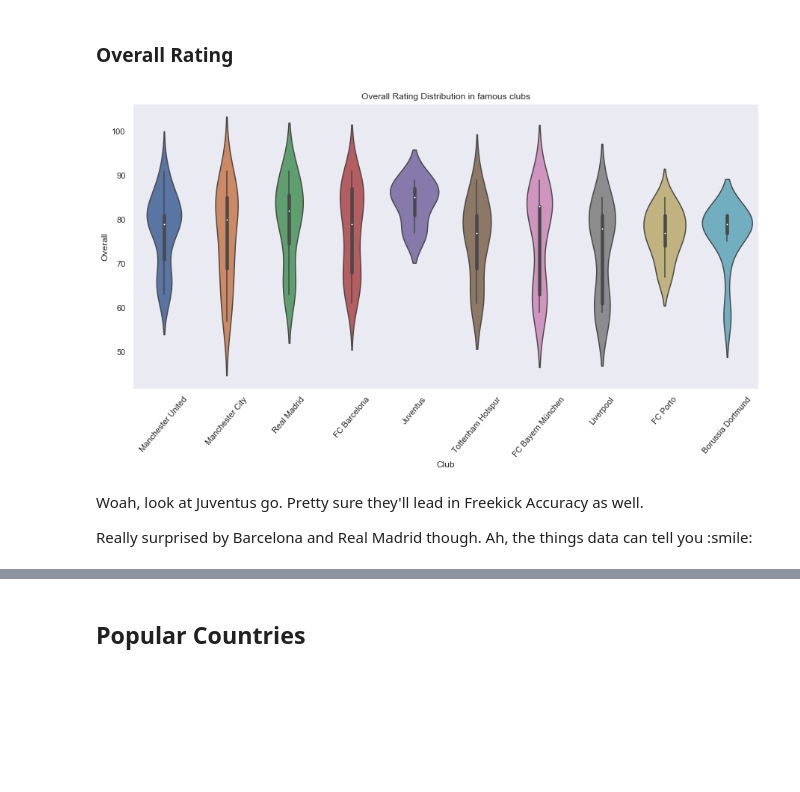
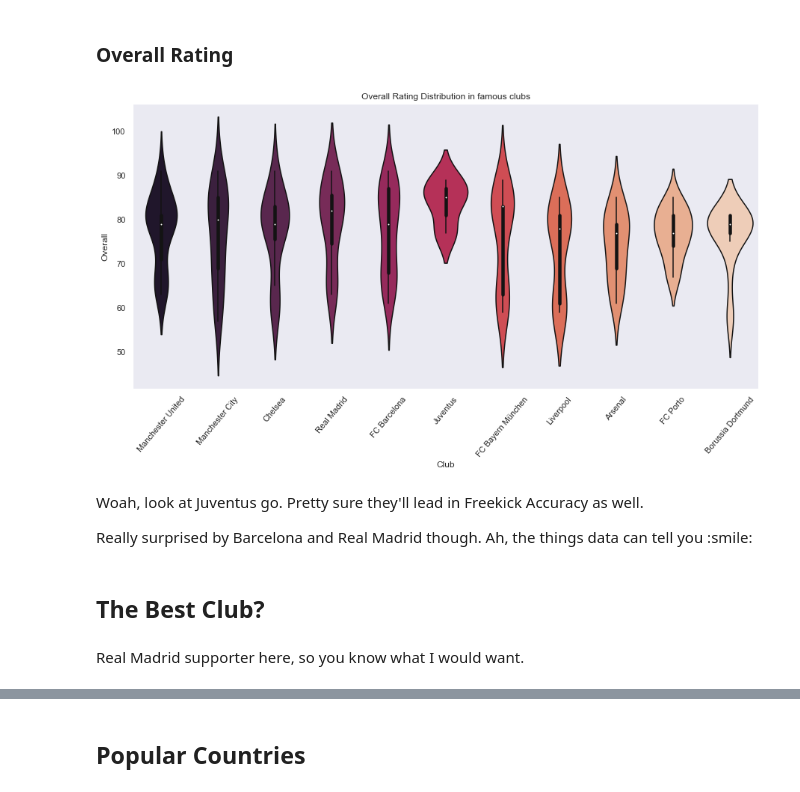
Before and after one commit to RohitMidha23/Kaggle, a Jupyter notebook: FIFA19/FIFA 19 .ipynb, the cells around one changed output, grey strips where cells are left out. Saved outputs shown, nothing was run; the diff lists cells and outputs as text; code cells hidden in the pictures; blank space fills up the shorter version.

```diff
--- a/FIFA19/FIFA 19 .ipynb
+++ b/FIFA19/FIFA 19 .ipynb
@@ -122,7 +148,7 @@ Wow, I thought Ronaldo would definitely make at least this list. Apparently not!
 # %% [markdown]
 Let's start with the age distributuion in these clubs. My bet : Barcelona will top this list given the number of old players they have.
 # %%
-clubs = ['Tottenham Hotspur' , 'Juventus' , 'Paris Sain-Germain' ,'FC Bayern München',
+clubs = ['Chelsea' , 'Arsenal', 'Juventus', 'Paris Sain-Germain' ,'FC Bayern München',
        'Real Madrid' , 'FC Barcelona' , 'Borussia Dortmund' , 'Manchester United' ,
-       'FC Porto','Liverpool','Manchester City']
+       'FC Porto', 'Liverpool', 'Manchester City']
 # %% [markdown]
@@ -145,13 +171,17 @@ Looks like Real Madrid, Liverrpool and Porto have the most young talent. Good to
 # %%
 fifa_club_rating = fifa.loc[fifa['Club'].isin(clubs) & fifa['Overall']]
 plt.figure(1 , figsize = (15 ,7))
-sns.violinplot(x = 'Club' , y = 'Overall' , data = fifa_club_rating)
+sns.violinplot(x = 'Club' , y = 'Overall' , data = fifa_club_rating, palette='rocket')
 plt.title('Overall Rating Distribution in famous clubs')
 plt.xticks(rotation = 50)
 plt.show()
 # %% [output]
-[figure, old version]
+[figure, new version]
 # %% [markdown]
 Woah, look at Juventus go. Pretty sure they'll lead in Freekick Accuracy as well.
 
 Really surprised by Barcelona and Real Madrid though. Ah, the things data can tell you :smile:
+# %% [markdown]
+## The Best Club?
+# %% [markdown]
+Real Madrid supporter here, so you know what I would want.
```
Also changed, not shown: parts of 33 cells of this notebook.
